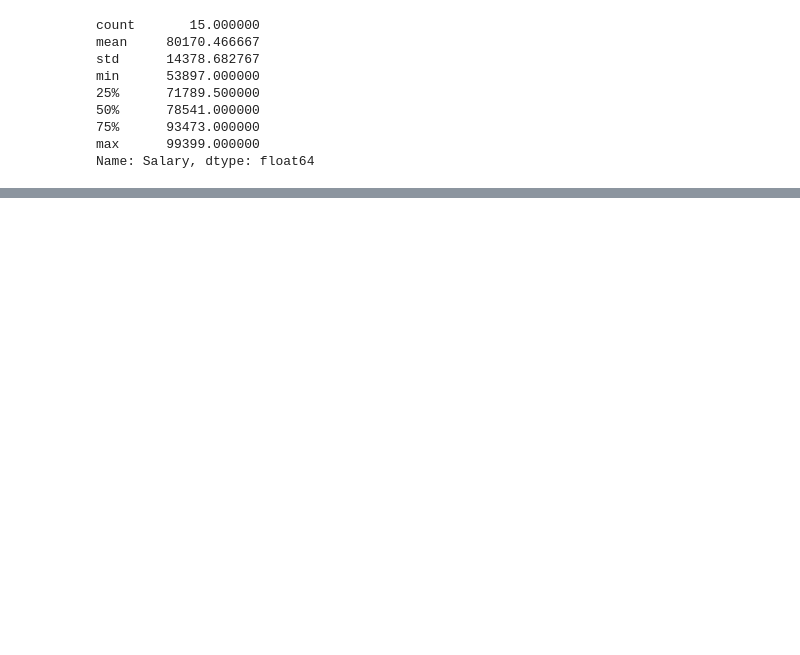
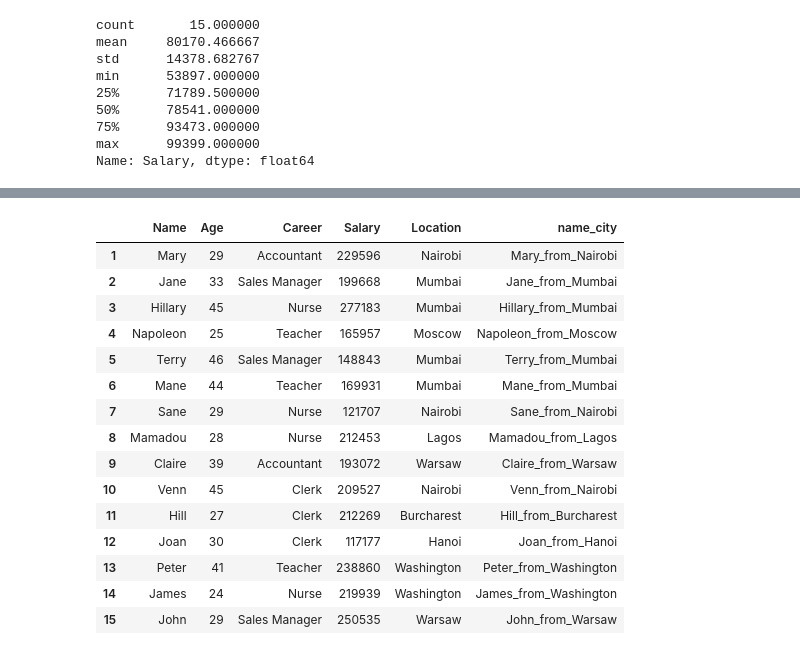
Before and after one commit to Majok-Bol/mock_users_data, a Jupyter notebook: users_table1.ipynb, the cells around one changed output, grey strips where cells are left out. Cells and saved outputs as stored; diff of their text form; code cells hidden in the pictures; blank space fills up the shorter version.

```diff
--- a/users_table1.ipynb
+++ b/users_table1.ipynb
@@ -129,0 +177,5 @@ Name: Salary, dtype: float64
+# %%
+#rename occupation column to career in users_table1
+users_table1.rename(
+    columns={"Occupation":"Career"},inplace=True)
+users_table1
@@ -129,0 +199,5 @@ Name: Salary, dtype: float64
+# %%
+#add Salary label on users_table1
+#ie high or low based on salary amount
+users_table1["Salary_label"]=users_table1["Monthly_Salary"].apply(lambda x:"High" if x>250000 else "Low")
+users_table1
@@ -129,0 +228,21 @@ Name: Salary, dtype: float64
+# %%
+#add name_city column in users_table1
+users_table1["name_city"]=users_table1["Name"]+"_"+"from"+"_"+users_table1["Location"]
+users_table1
+# %% [output]
+|  | Name | Age | Career | Salary | Location | name_city |
+| 1 | Mary | 29 | Accountant | 229596 | Nairobi | Mary_from_Nairobi |
+| 2 | Jane | 33 | Sales Manager | 199668 | Mumbai | Jane_from_Mumbai |
+| 3 | Hillary | 45 | Nurse | 277183 | Mumbai | Hillary_from_Mumbai |
+| 4 | Napoleon | 25 | Teacher | 165957 | Moscow | Napoleon_from_Moscow |
+| 5 | Terry | 46 | Sales Manager | 148843 | Mumbai | Terry_from_Mumbai |
+| 6 | Mane | 44 | Teacher | 169931 | Mumbai | Mane_from_Mumbai |
+| 7 | Sane | 29 | Nurse | 121707 | Nairobi | Sane_from_Nairobi |
+| 8 | Mamadou | 28 | Nurse | 212453 | Lagos | Mamadou_from_Lagos |
+| 9 | Claire | 39 | Accountant | 193072 | Warsaw | Claire_from_Warsaw |
+| 10 | Venn | 45 | Clerk | 209527 | Nairobi | Venn_from_Nairobi |
+| 11 | Hill | 27 | Clerk | 212269 | Burcharest | Hill_from_Burcharest |
+| 12 | Joan | 30 | Clerk | 117177 | Hanoi | Joan_from_Hanoi |
+| 13 | Peter | 41 | Teacher | 238860 | Washington | Peter_from_Washington |
+| 14 | James | 24 | Nurse | 219939 | Washington | James_from_Washington |
+| 15 | John | 29 | Sales Manager | 250535 | Warsaw | John_from_Warsaw |
```
Also changed, not shown: parts of 21 cells of this notebook, 1 other file.
